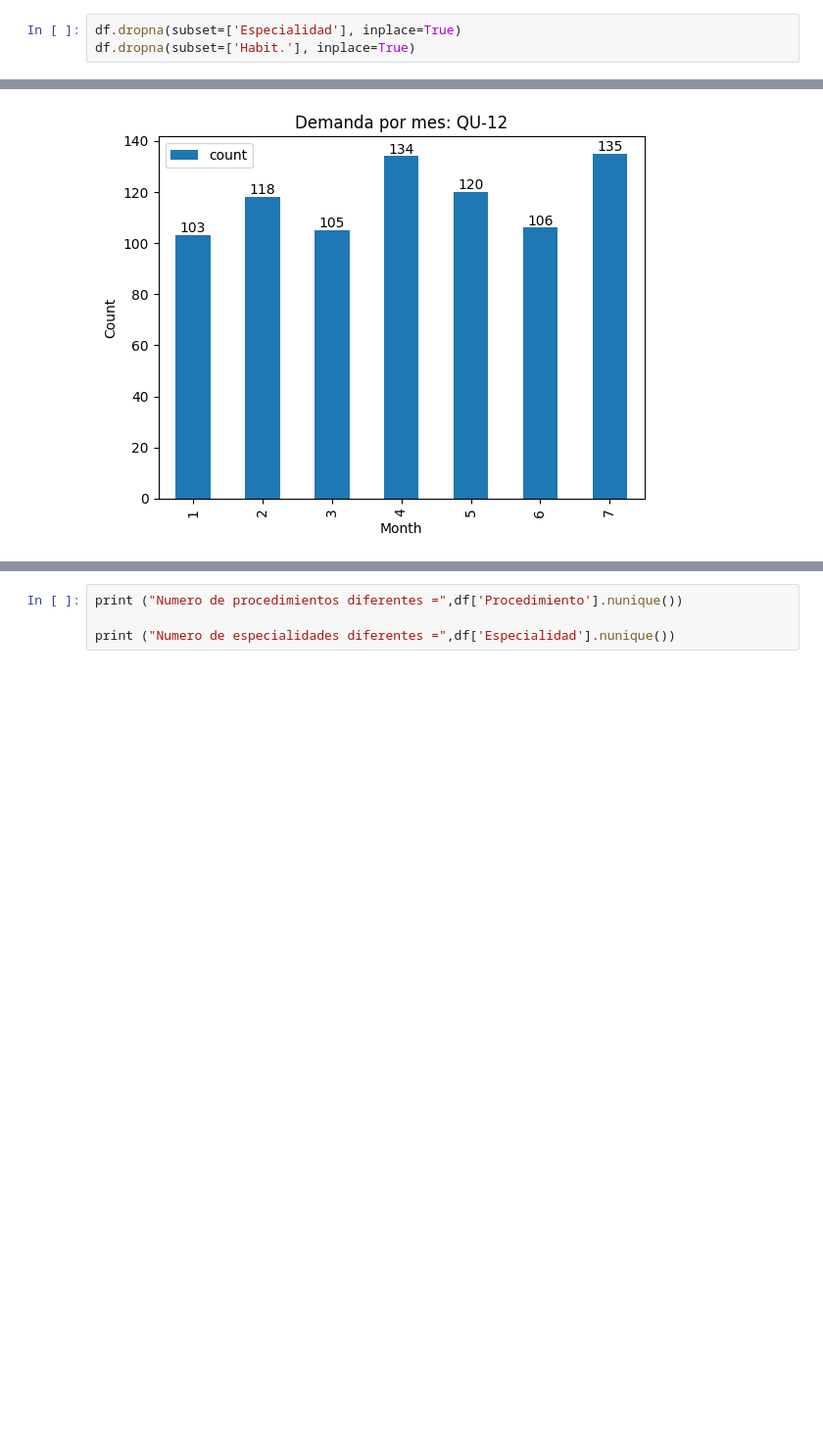
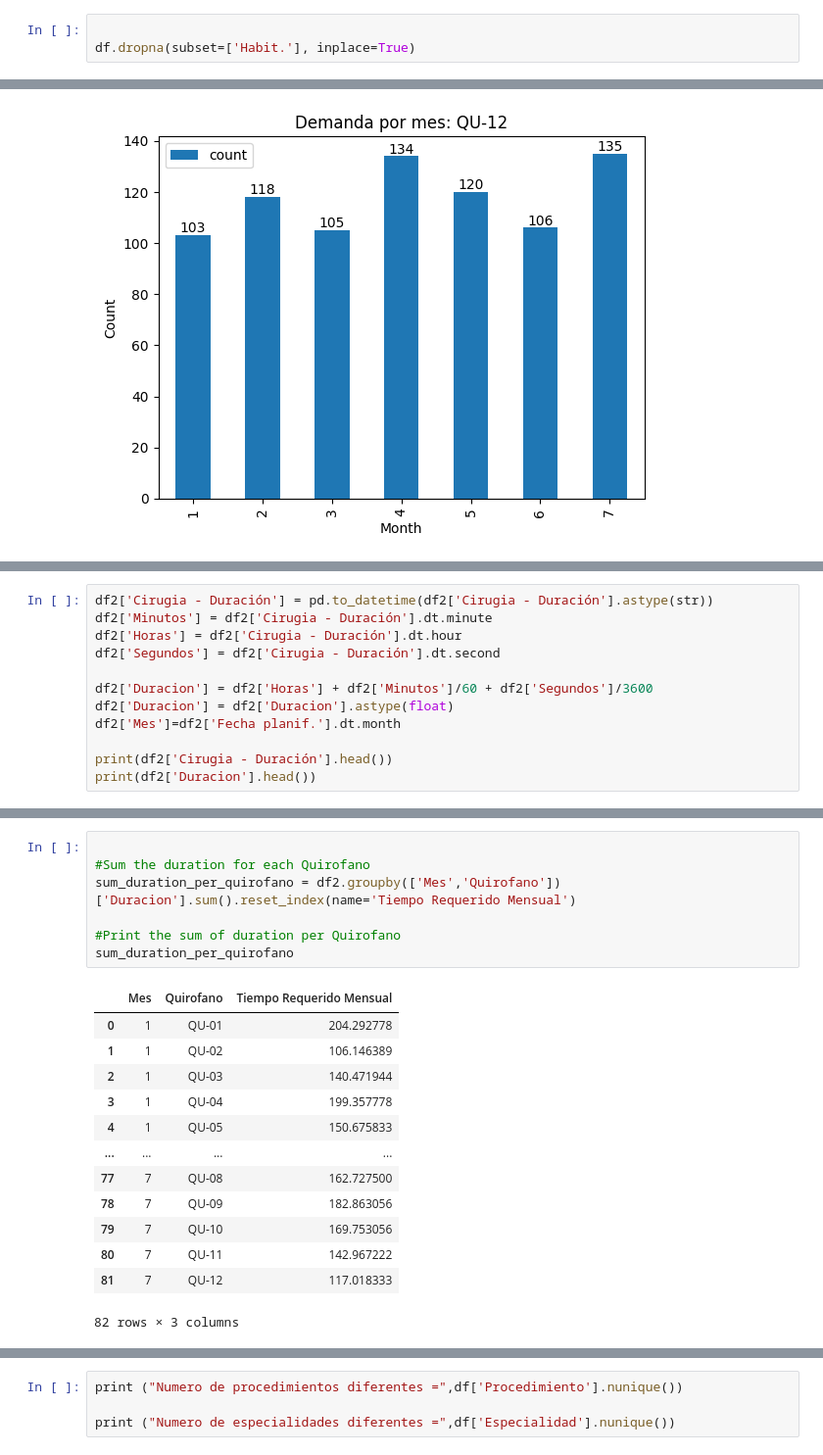
Before and after one commit to DavidD95/Clase_ADA_2024, a Jupyter notebook: Proyecto_ClaseEDA copy.ipynb, the cells around one changed output, grey strips where cells are left out. Shown at 98% size. Drawn from its saved outputs; the diff is of its cells as text; blank space fills up the shorter version.

```diff
--- a/Proyecto_ClaseEDA copy.ipynb
+++ b/Proyecto_ClaseEDA copy.ipynb
@@ -133,7 +158,7 @@ Equipo de Anestesiólogos                     351
 Prioridad solicitud                            1
 dtype: int64
 # %%
-df.dropna(subset=['Especialidad'], inplace=True)
+
 df.dropna(subset=['Habit.'], inplace=True)
 # %%
 
@@ -371,0 +367,12 @@ for quirofano in quirofano_values:
+# %%
+df2['Cirugia - Duración'] = pd.to_datetime(df2['Cirugia - Duración'].astype(str))
+df2['Minutos'] = df2['Cirugia - Duración'].dt.minute
+df2['Horas'] = df2['Cirugia - Duración'].dt.hour
+df2['Segundos'] = df2['Cirugia - Duración'].dt.second
+
+df2['Duracion'] = df2['Horas'] + df2['Minutos']/60 + df2['Segundos']/3600
+df2['Duracion'] = df2['Duracion'].astype(float)
+df2['Mes']=df2['Fecha planif.'].dt.month
+
+print(df2['Cirugia - Duración'].head())
+print(df2['Duracion'].head())
@@ -371,0 +392,21 @@ for quirofano in quirofano_values:
+# %%
+
+#Sum the duration for each Quirofano
+sum_duration_per_quirofano = df2.groupby(['Mes','Quirofano'])['Duracion'].sum().reset_index(name='Tiempo Requerido Mensual')
+
+#Print the sum of duration per Quirofano
+sum_duration_per_quirofano
+# %% [output]
+|  | Mes | Quirofano | Tiempo Requerido Mensual |
+| 0 | 1 | QU-01 | 204.292778 |
+| 1 | 1 | QU-02 | 106.146389 |
+| 2 | 1 | QU-03 | 140.471944 |
+| 3 | 1 | QU-04 | 199.357778 |
+| 4 | 1 | QU-05 | 150.675833 |
+| ... | ... | ... | ... |
+| 77 | 7 | QU-08 | 162.727500 |
+| 78 | 7 | QU-09 | 182.863056 |
+| 79 | 7 | QU-10 | 169.753056 |
+| 80 | 7 | QU-11 | 142.967222 |
+| 81 | 7 | QU-12 | 117.018333 |
+82 rows × 3 columns
```
Also changed, not shown: parts of 15 cells of this notebook.
